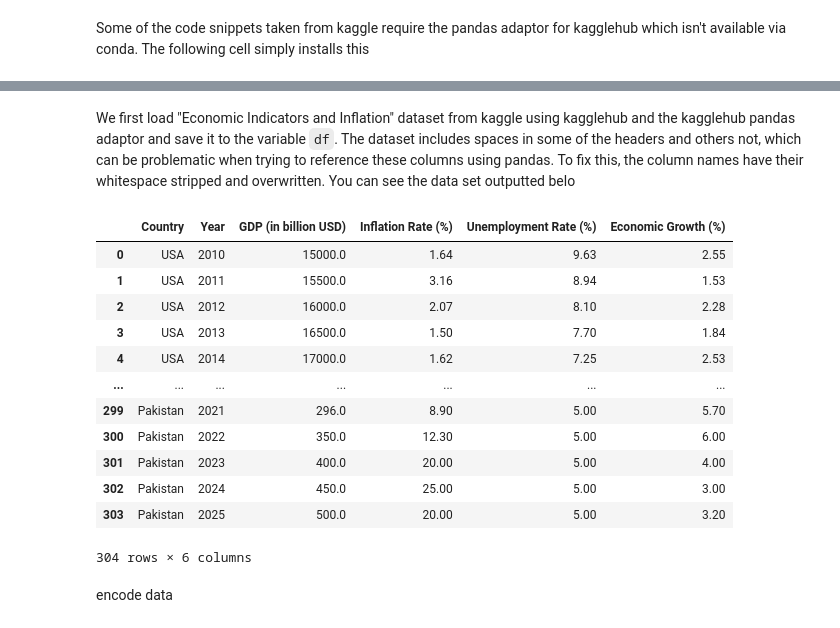
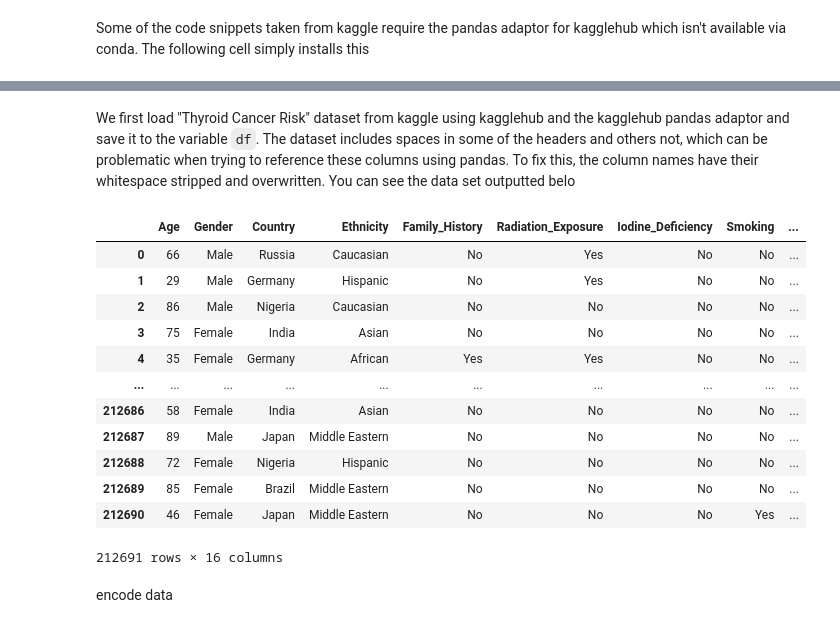
Before and after one commit to Aidan-Mulholland/Advanced-AI, a Jupyter notebook: main.ipynb, the cells around one changed output, grey strips where cells are left out. Saved outputs shown, nothing was run; the diff lists cells and outputs as text; code cells hidden in the pictures.

````diff
--- a/main.ipynb
+++ b/main.ipynb
@@ -11,36 +24,41 @@ zsh:1: no matches found: kagglehub[pandas-datasets]
 # %% [markdown]
-We first load "Economic Indicators and Inflation" dataset from kaggle using kagglehub and the kagglehub pandas adaptor and save it to the variable ```df```. The dataset includes spaces in some of the headers and others not, which can be problematic when trying to reference these columns using pandas. To fix this, the column names have their whitespace stripped and overwritten. You can see the data set outputted belo
+We first load "Thyroid Cancer Risk" dataset from kaggle using kagglehub and the kagglehub pandas adaptor and save it to the variable ```df```. The dataset includes spaces in some of the headers and others not, which can be problematic when trying to reference these columns using pandas. To fix this, the column names have their whitespace stripped and overwritten. You can see the data set outputted belo
 # %%
 import kagglehub
 from kagglehub import KaggleDatasetAdapter
 import torch
+import numpy as np
 from sklearn.model_selection import train_test_split
 from sklearn.preprocessing import LabelEncoder, normalize
+from sklearn.feature_selection import r_regression
 import matplotlib.pyplot as plt
+import seaborn as sns
 
 # dataset and code as from [1]
-file_path = "Economic Indicators And Inflation (1) (1).csv"
+file_path = "thyroid_cancer_risk_data.csv"
 df = kagglehub.load_dataset(
   KaggleDatasetAdapter.PANDAS,
-  "adilshamim8/economic-indicators-and-inflation",
+  "bhargavchirumamilla/thyroid-cancer-risk-dataset",
   file_path,
 )
-df = df.rename(columns=lambda x: x.strip())
+# End of source [1]
+
+# Remove unnecassary column
+df = df.drop(columns="Patient_ID")
 df
-# End of source [1]
 # %% [output]
-|  | Country | Year | GDP (in billion USD) | Inflation Rate (%) | Unemployment Rate (%) | Economic Growth (%) |
-| 0 | USA | 2010 | 15000.0 | 1.64 | 9.63 | 2.55 |
-| 1 | USA | 2011 | 15500.0 | 3.16 | 8.94 | 1.53 |
-| 2 | USA | 2012 | 16000.0 | 2.07 | 8.10 | 2.28 |
-| 3 | USA | 2013 | 16500.0 | 1.50 | 7.70 | 1.84 |
-| 4 | USA | 2014 | 17000.0 | 1.62 | 7.25 | 2.53 |
-| ... | ... | ... | ... | ... | ... | ... |
-| 299 | Pakistan | 2021 | 296.0 | 8.90 | 5.00 | 5.70 |
-| 300 | Pakistan | 2022 | 350.0 | 12.30 | 5.00 | 6.00 |
-| 301 | Pakistan | 2023 | 400.0 | 20.00 | 5.00 | 4.00 |
-| 302 | Pakistan | 2024 | 450.0 | 25.00 | 5.00 | 3.00 |
-| 303 | Pakistan | 2025 | 500.0 | 20.00 | 5.00 | 3.20 |
+|  | Age | Gender | Country | Ethnicity | Family_History | Radiation_Exposure | Iodine_Deficiency | Smoking | ... |
+| 0 | 66 | Male | Russia | Caucasian | No | Yes | No | No | ... |
+| 1 | 29 | Male | Germany | Hispanic | No | Yes | No | No | ... |
+| 2 | 86 | Male | Nigeria | Caucasian | No | No | No | No | ... |
+| 3 | 75 | Female | India | Asian | No | No | No | No | ... |
+| 4 | 35 | Female | Germany | African | Yes | Yes | No | No | ... |
+| ... | ... | ... | ... | ... | ... | ... | ... | ... | ... |
+| 212686 | 58 | Female | India | Asian | No | No | No | No | ... |
+| 212687 | 89 | Male | Japan | Middle Eastern | No | No | No | No | ... |
+| 212688 | 72 | Female | Nigeria | Hispanic | No | No | No | No | ... |
+| 212689 | 85 | Female | Brazil | Middle Eastern | No | No | No | No | ... |
+| 212690 | 46 | Female | Japan | Middle Eastern | No | No | No | Yes | ... |
-304 rows × 6 columns
+212691 rows × 16 columns
 # %% [markdown]
 encode data
````
Also changed, not shown: parts of 8 cells of this notebook, 1 other file.
